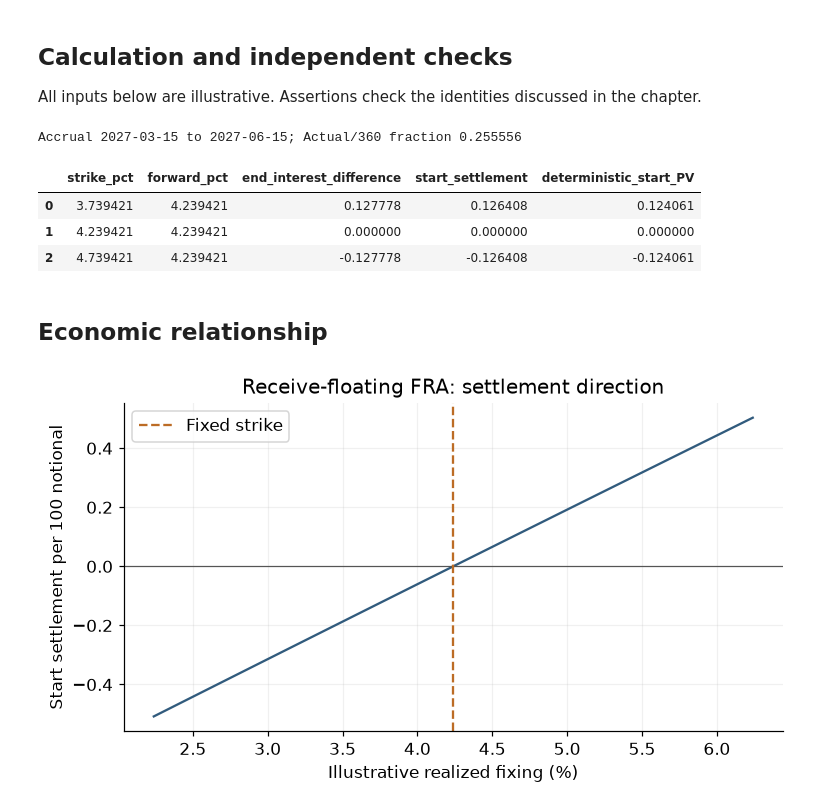
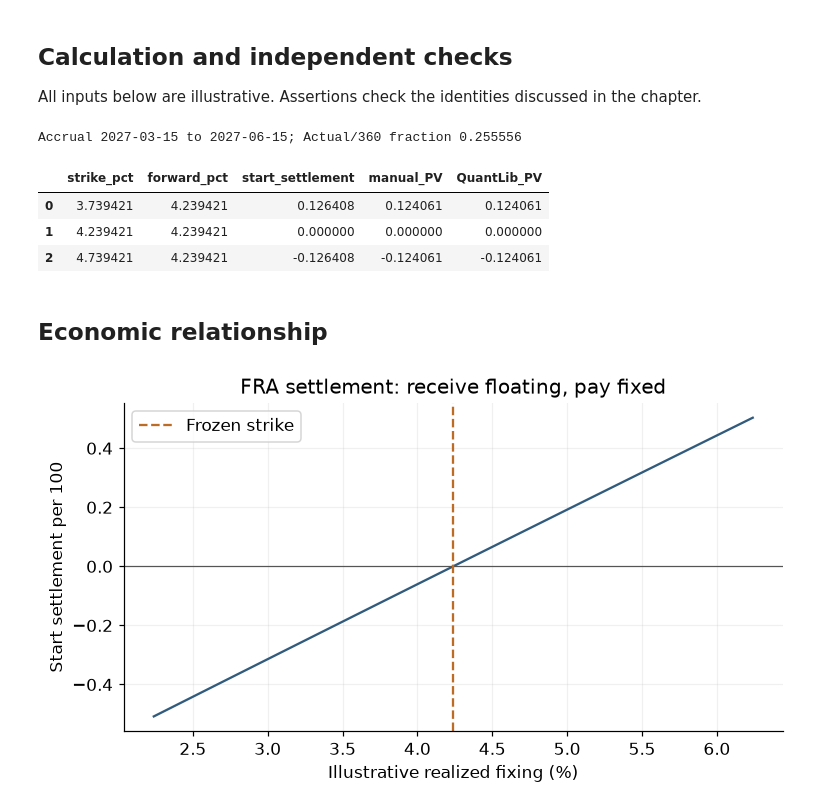
Before and after one commit to QuhiQuhihi/project_FICC_Quant, a Jupyter notebook: topics/07-forward-rate-agreements/study.ipynb, the cells around one changed output. Saved outputs shown, nothing was run; the diff lists cells and outputs as text; code cells hidden in the pictures.

Commit message:
Expand hands-on QuantLib workflows for rates and credit desks

```diff
--- a/topics/07-forward-rate-agreements/study.ipynb
+++ b/topics/07-forward-rate-agreements/study.ipynb
@@ -41,38 +39,53 @@ check_hashes()
 All inputs below are illustrative. Assertions check the identities discussed in the chapter.
 # %%
 with valuation_date():
-    discount,projection,_=curves()
-    start=CAL.advance(DATE,ql.Period(6,ql.Months))
-    end=CAL.advance(DATE,ql.Period(9,ql.Months))
-    tau=ql.Actual360().yearFraction(start,end)
-    forward=(projection.discount(start)/projection.discount(end)-1)/tau
-    rows=[]
-    for spread in [-.005,0,.005]:
-        strike=forward+spread
-        terminal=100*tau*(forward-strike)
-        settlement=terminal/(1+tau*forward)
-        rows.append({'strike_pct':strike*100,'forward_pct':forward*100,'end_interest_difference':terminal,'start_settlement':settlement,'deterministic_start_PV':discount.discount(start)*settlement})
-fra=pd.DataFrame(rows)
-assert abs(fra.iloc[1].deterministic_start_PV)<1e-12
-assert fra.iloc[0].start_settlement>0>fra.iloc[2].start_settlement
-assert np.allclose(fra.start_settlement*(1+tau*forward),fra.end_interest_difference)
+    discount, projection, _ = curves()
+    discount_handle = ql.YieldTermStructureHandle(discount)
+    projection_handle = ql.YieldTermStructureHandle(projection)
+    index = ql.IborIndex('IllustrativeDesk3M', ql.Period('3M'), 0,
+                        ql.USDCurrency(), CAL, ql.ModifiedFollowing, False,
+                        ql.Actual360(), projection_handle)
+    start = CAL.advance(DATE, ql.Period('6M'))
+    end = index.maturityDate(start)
+    tau = index.dayCounter().yearFraction(start, end)
+    forward = (projection.discount(start)/projection.discount(end)-1)/tau
+    rows = []
+    for spread in [-.005, 0., .005]:
+        strike = forward + spread
+        buyer = ql.ForwardRateAgreement(index, start, end, ql.Position.Long,
+                                       strike, 100., discount_handle)
+        seller = ql.ForwardRateAgreement(index, start, end, ql.Position.Short,
+                                        strike, 100., discount_handle)
+        settlement = 100*tau*(forward-strike)/(1+tau*forward)
+        manual_pv = settlement*discount.discount(start)
+        assert abs(buyer.forwardRate().rate()-forward) < 1e-12
+        assert abs(buyer.amount()-settlement) < 1e-12
+        assert abs(buyer.NPV()-manual_pv) < 1e-12
+        assert abs(buyer.NPV()+seller.NPV()) < 1e-12
+        rows.append({'strike_pct':100*strike, 'forward_pct':100*forward,
+                     'start_settlement':settlement, 'manual_PV':manual_pv,
+                     'QuantLib_PV':buyer.NPV()})
+    fra = pd.DataFrame(rows)
+assert abs(fra.iloc[1].QuantLib_PV) < 1e-12
+assert fra.iloc[0].QuantLib_PV > 0 > fra.iloc[2].QuantLib_PV
 print(f'Accrual {start.ISO()} to {end.ISO()}; Actual/360 fraction {tau:.6f}')
 display(fra.round(6))
 # %% [output]
 Accrual 2027-03-15 to 2027-06-15; Actual/360 fraction 0.255556
-|  | strike_pct | forward_pct | end_interest_difference | start_settlement | deterministic_start_PV |
-| 0 | 3.739421 | 4.239421 | 0.127778 | 0.126408 | 0.124061 |
+|  | strike_pct | forward_pct | start_settlement | manual_PV | QuantLib_PV |
+| 0 | 3.739421 | 4.239421 | 0.126408 | 0.124061 | 0.124061 |
 | 1 | 4.239421 | 4.239421 | 0.000000 | 0.000000 | 0.000000 |
-| 2 | 4.739421 | 4.239421 | -0.127778 | -0.126408 | -0.124061 |
+| 2 | 4.739421 | 4.239421 | -0.126408 | -0.124061 | -0.124061 |
 # %% [markdown]
 ## Economic relationship
 # %%
-fig,ax=plt.subplots(figsize=(7,4))
-fixings=np.linspace(max(-.01,forward-.02),forward+.02,80)
-settlement=100*tau*(fixings-forward)/(1+tau*fixings)
-ax.plot(100*fixings,settlement,color='#315b7d');ax.axhline(0,color='#555555',lw=.8)
-ax.axvline(100*forward,color='#bc6c25',ls='--',label='Fixed strike')
-ax.set(xlabel='Illustrative realized fixing (%)',ylabel='Start settlement per 100 notional',title='Receive-floating FRA: settlement direction')
-ax.legend();fig.tight_layout();plt.show()
+fixings = np.linspace(max(-.01, forward-.02), forward+.02, 80)
+fig, ax = plt.subplots(figsize=(7,4))
+ax.plot(100*fixings, 100*tau*(fixings-forward)/(1+tau*fixings), color='#315b7d')
+ax.axhline(0, color='#555555', lw=.8)
+ax.axvline(100*forward, color='#bc6c25', ls='--', label='Frozen strike')
+ax.set(xlabel='Illustrative realized fixing (%)', ylabel='Start settlement per 100',
+       title='FRA settlement: receive floating, pay fixed')
+ax.legend(); fig.tight_layout(); plt.show()
 # %% [output]
-[figure, old version]
+[figure, new version]
```
Also changed, not shown: parts of 5 cells of this notebook, 34 other files.
